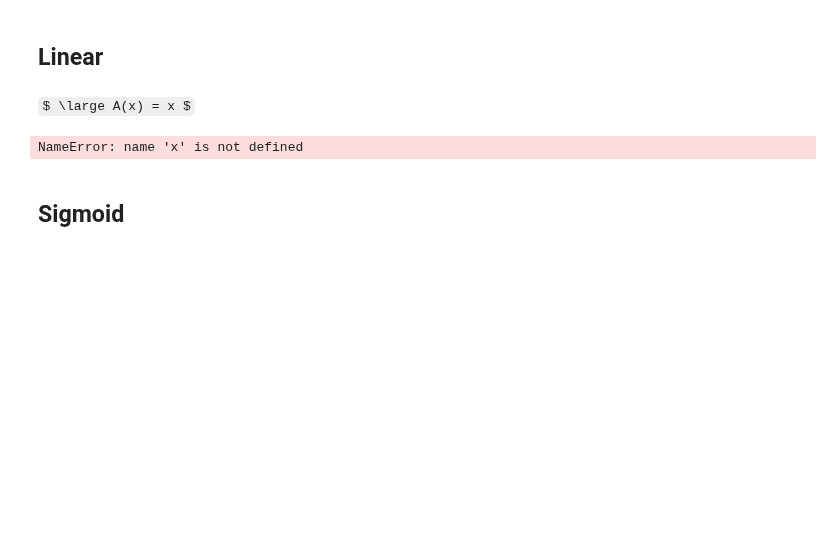
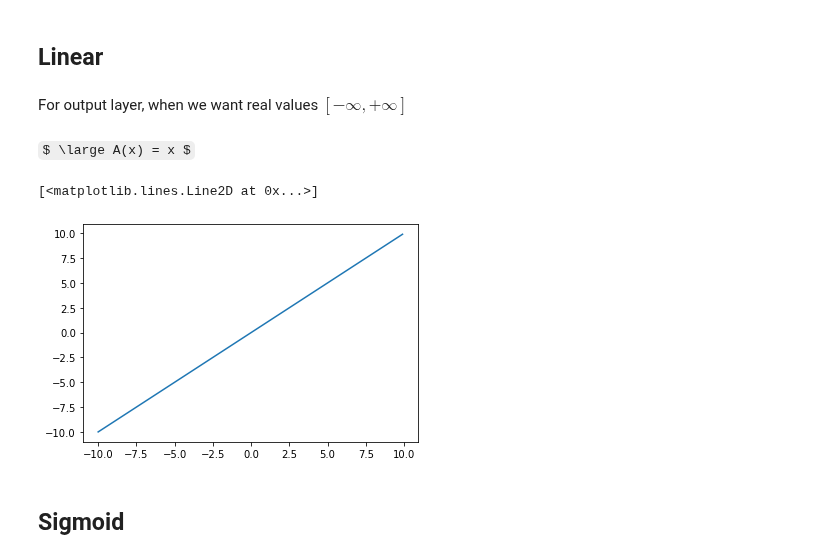
Before and after one commit to miltonluaces/ds_topics, a Jupyter notebook: 02_activation_functions/activations.ipynb, the cells around one changed output. Cells and saved outputs as stored; diff of their text form; code cells hidden in the pictures; some formulas as TeX source; blank space fills up the shorter version.

```diff
--- a/02_activation_functions/activations.ipynb
+++ b/02_activation_functions/activations.ipynb
@@ -22,12 +23,15 @@ plt.plot(X, A(X));
 [figure]
 # %% [markdown]
 ## Linear
+# %% [markdown]
+For output layer, when we want real values $[-\infty, +\infty]$
 # %% [markdown]
 $ \large A(x) = x $
 # %%
 A = lambda x : x
-plt.plot(X, A(x));
+plt.plot(X, A(X))
 # %% [output]
-NameError: name 'x' is not defined
+[<matplotlib.lines.Line2D at 0x...>]
+[figure, added]
 # %% [markdown]
 ## Sigmoid
```
Also changed, not shown: parts of 20 cells of this notebook, 4 other files.
